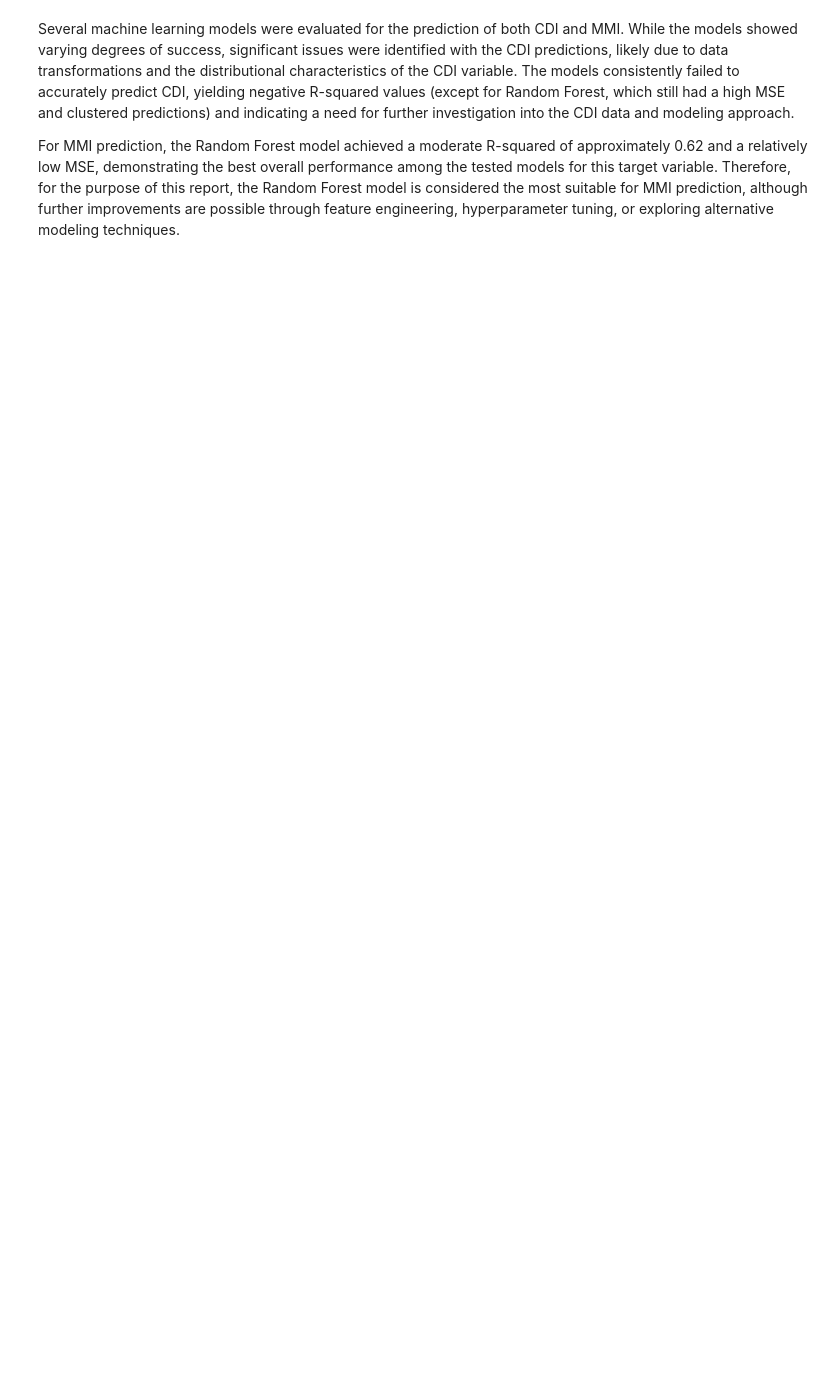
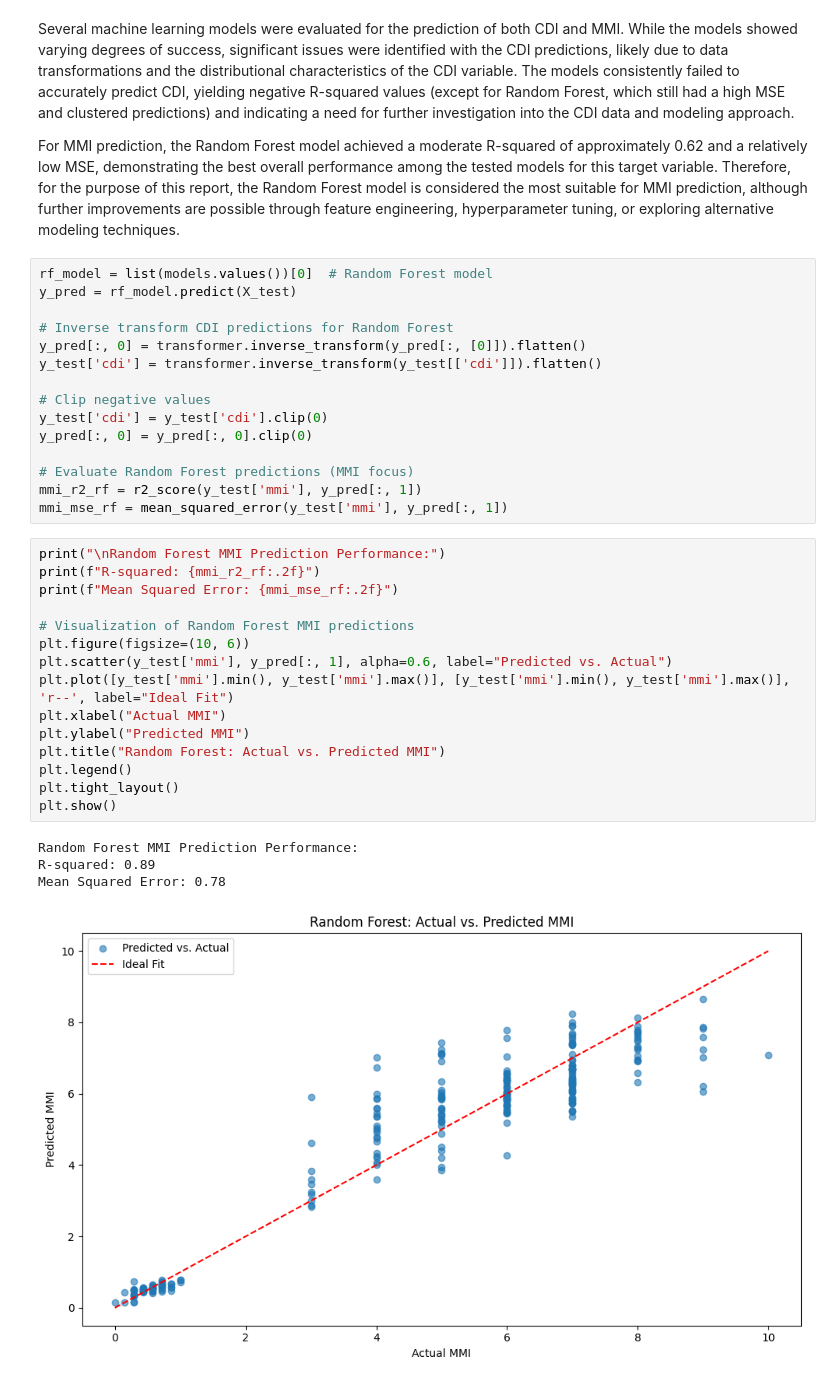
Before and after one commit to shivi13102/Earthquake_analysis, a Jupyter notebook: Predictive_Model.ipynb, the cells around one changed output. Saved outputs shown, nothing was run; the diff lists cells and outputs as text; blank space fills up the shorter version.

Commit message:
Random forest model implemented

```diff
--- a/Predictive_Model.ipynb
+++ b/Predictive_Model.ipynb
@@ -281,3 +288,38 @@ except AttributeError:
 Several machine learning models were evaluated for the prediction of both CDI and MMI. While the models showed varying degrees of success, significant issues were identified with the CDI predictions, likely due to data transformations and the distributional characteristics of the CDI variable. The models consistently failed to accurately predict CDI, yielding negative R-squared values (except for Random Forest, which still had a high MSE and clustered predictions) and indicating a need for further investigation into the CDI data and modeling approach.
 
 For MMI prediction, the Random Forest model achieved a moderate R-squared of approximately 0.62 and a relatively low MSE, demonstrating the best overall performance among the tested models for this target variable. Therefore, for the purpose of this report, the Random Forest model is considered the most suitable for MMI prediction, although further improvements are possible through feature engineering, hyperparameter tuning, or exploring alternative modeling techniques.
+# %%
+rf_model = list(models.values())[0]  # Random Forest model
+y_pred = rf_model.predict(X_test)
+
+# Inverse transform CDI predictions for Random Forest
+y_pred[:, 0] = transformer.inverse_transform(y_pred[:, [0]]).flatten()
+y_test['cdi'] = transformer.inverse_transform(y_test[['cdi']]).flatten()
+
+# Clip negative values
+y_test['cdi'] = y_test['cdi'].clip(0)
+y_pred[:, 0] = y_pred[:, 0].clip(0)
+
+# Evaluate Random Forest predictions (MMI focus)
+mmi_r2_rf = r2_score(y_test['mmi'], y_pred[:, 1])
+mmi_mse_rf = mean_squared_error(y_test['mmi'], y_pred[:, 1])
+# %%
+print("\nRandom Forest MMI Prediction Performance:")
+print(f"R-squared: {mmi_r2_rf:.2f}")
+print(f"Mean Squared Error: {mmi_mse_rf:.2f}")
+
+# Visualization of Random Forest MMI predictions
+plt.figure(figsize=(10, 6))
+plt.scatter(y_test['mmi'], y_pred[:, 1], alpha=0.6, label="Predicted vs. Actual")
+plt.plot([y_test['mmi'].min(), y_test['mmi'].max()], [y_test['mmi'].min(), y_test['mmi'].max()], 'r--', label="Ideal Fit")
+plt.xlabel("Actual MMI")
+plt.ylabel("Predicted MMI")
+plt.title("Random Forest: Actual vs. Predicted MMI")
+plt.legend()
+plt.tight_layout()
+plt.show()
+# %% [output]
+Random Forest MMI Prediction Performance:
+R-squared: 0.89
+Mean Squared Error: 0.78
+[figure, added]
```
Also changed, not shown: parts of 12 cells of this notebook.
